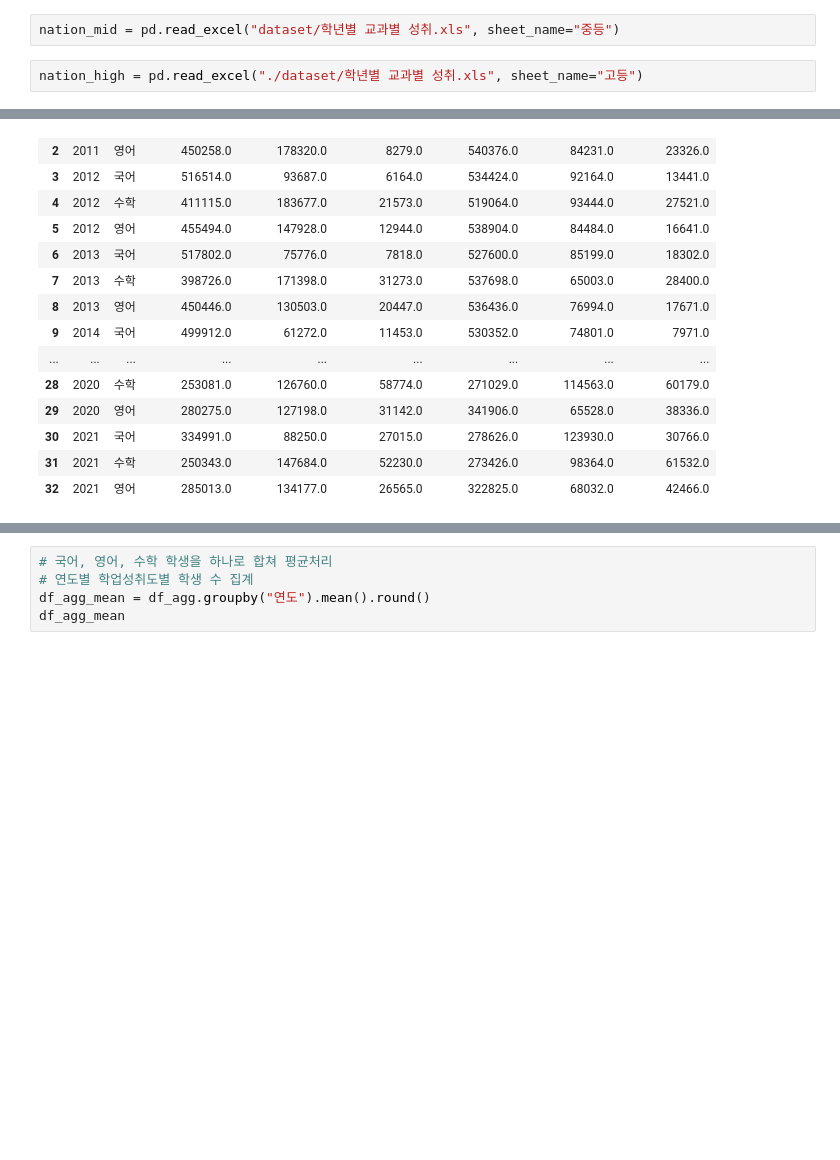
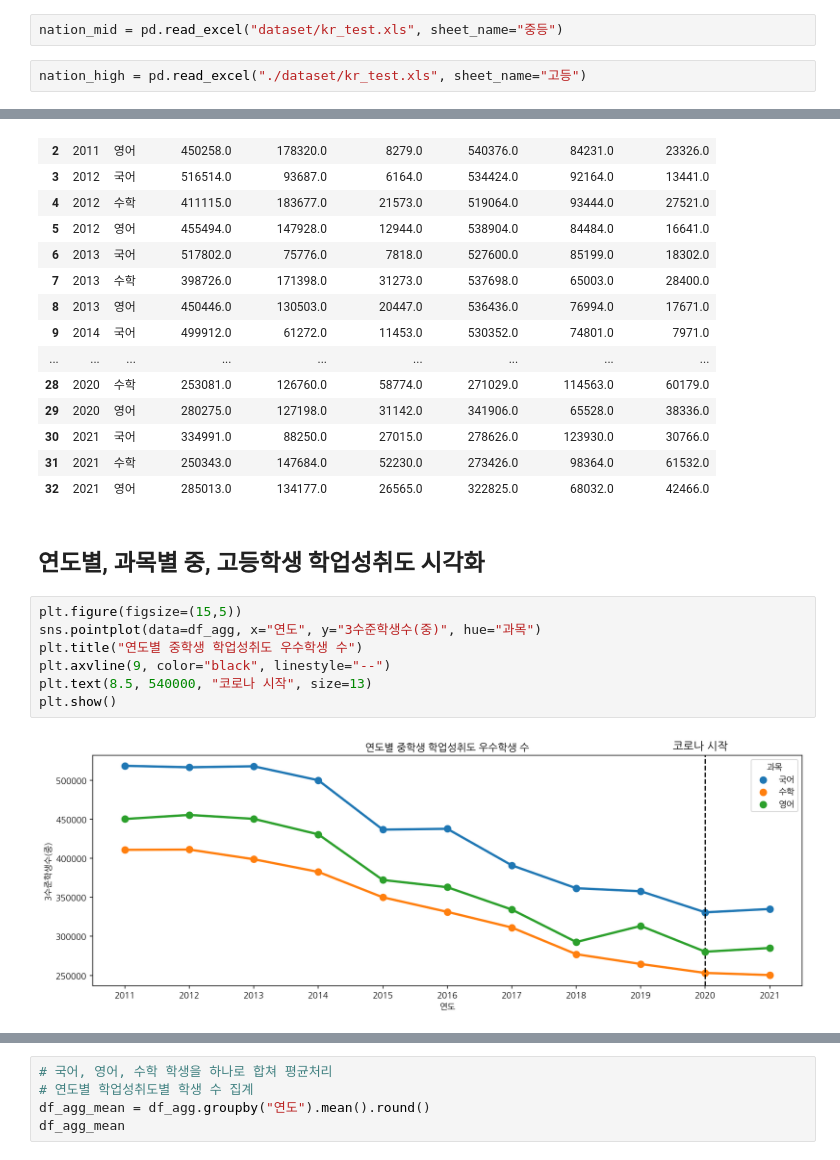
Before and after one commit to moonstar97/Structure, a Jupyter notebook: 가설3번_EDA.ipynb, the cells around one changed output, grey strips where cells are left out. Drawn from its saved outputs; the diff is of its cells as text; blank space fills up the shorter version.

```diff
--- a/가설3번_EDA.ipynb
+++ b/가설3번_EDA.ipynb
@@ -528,9 +528,9 @@ df_pcs
 # %% [markdown]
 ## 데이터 처리
 # %%
-nation_mid = pd.read_excel("dataset/학년별 교과별 성취.xls", sheet_name="중등")
+nation_mid = pd.read_excel("dataset/kr_test.xls", sheet_name="중등")
 # %%
-nation_high = pd.read_excel("./dataset/학년별 교과별 성취.xls", sheet_name="고등")
+nation_high = pd.read_excel("./dataset/kr_test.xls", sheet_name="고등")
 # %%
 df_num_student = pd.read_excel("dataset/연도별 학생수.xlsx")
 # %%
@@ -654,3 +654,14 @@ df_agg
 | 30 | 2021 | 국어 | 334991.0 | 88250.0 | 27015.0 | 278626.0 | 123930.0 | 30766.0 |
 | 31 | 2021 | 수학 | 250343.0 | 147684.0 | 52230.0 | 273426.0 | 98364.0 | 61532.0 |
 | 32 | 2021 | 영어 | 285013.0 | 134177.0 | 26565.0 | 322825.0 | 68032.0 | 42466.0 |
+# %% [markdown]
+## 연도별, 과목별 중, 고등학생 학업성취도 시각화
+# %%
+plt.figure(figsize=(15,5))
+sns.pointplot(data=df_agg, x="연도", y="3수준학생수(중)", hue="과목")
+plt.title("연도별 중학생 학업성취도 우수학생 수")
+plt.axvline(9, color="black", linestyle="--")
+plt.text(8.5, 540000, "코로나 시작", size=13)
+plt.show()
+# %% [output]
+[figure, added]
```
Also changed, not shown: parts of 5 cells of this notebook.
